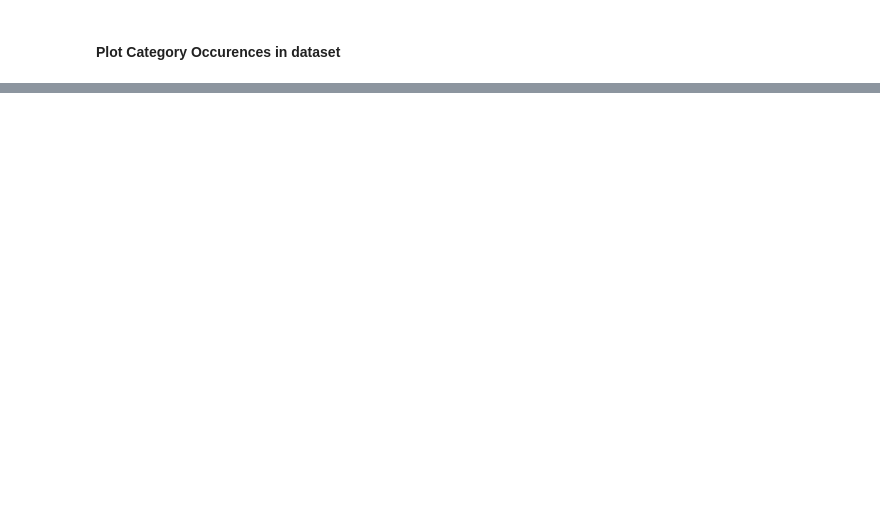
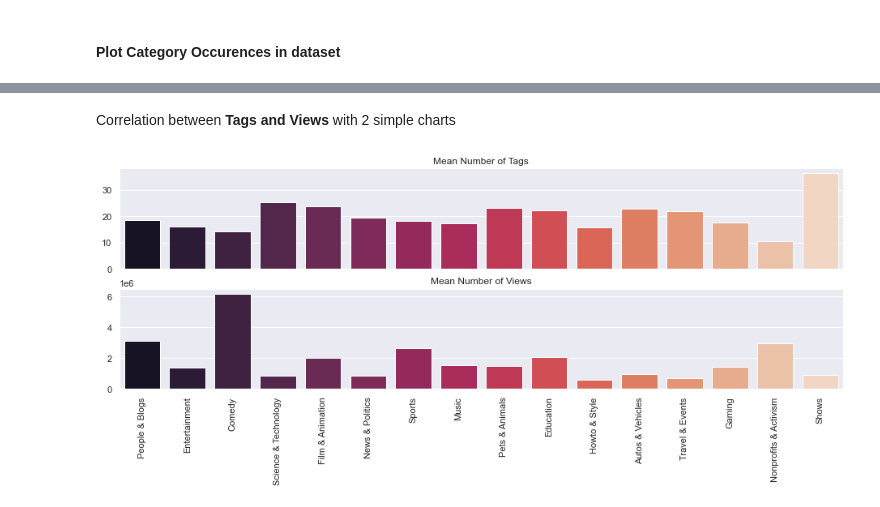
Before and after one commit to Fanarosss/Text-Summarization, a Jupyter notebook: Youtube_Videos_Analysis.ipynb, the cells around one changed output, grey strips where cells are left out. Drawn from its saved outputs; the diff is of its cells as text; code cells hidden in the pictures; blank space fills up the shorter version.

```diff
--- a/Youtube_Videos_Analysis.ipynb
+++ b/Youtube_Videos_Analysis.ipynb
@@ -60,0 +70,4 @@ plt.show()
+# %%
+discrete_tags = {}
+for index, row in df.iterrows():
+    discrete_tags[row['video_id']] = discretize(row['tags'])
@@ -60,0 +76,3 @@ plt.show()
+# %%
+for i in discrete_tags.keys():
+    df.loc[df['video_id'] == i,'number_of_tags'] = len(discrete_tags[i])
@@ -60,0 +83,3 @@ plt.show()
+# %%
+df_sums = df.groupby('category_id').sum()
+df_means = df.groupby('category_id').mean()
@@ -60,0 +88,20 @@ plt.show()
+# %%
+mean_tags_per_category = df_means['number_of_tags'].tolist()
+categories = df['category_name'].unique().tolist()
+mean_views_per_category = df_means['views'].tolist()
+viewspertag = [i / j for i, j in zip(mean_views_per_category, mean_tags_per_category)]
+# %% [markdown]
+Correlation between **Tags and Views** with 2 simple charts
+# %%
+f, (ax1, ax2) = plt.subplots(2, 1, figsize=(16, 5), sharex=True)
+tag_plot = sns.barplot(x=categories, y=mean_tags_per_category, palette="rocket", ax=ax1)
+tag_plot.set_xticklabels(tag_plot.get_xticklabels(), rotation='vertical')
+tag_plot.set_xlabel("", fontsize=12)
+ax1.set_title('Mean Number of Tags')
+viewspertag_plot = sns.barplot(x=categories, y=mean_views_per_category, palette="rocket", ax=ax2)
+viewspertag_plot.set_xticklabels(viewspertag_plot.get_xticklabels(), rotation='vertical')
+viewspertag_plot.set_xlabel("", fontsize=12)
+ax2.set_title('Mean Number of Views')
+plt.show()
+# %% [output]
+[figure, added]
```
Also changed, not shown: parts of 15 cells of this notebook.
